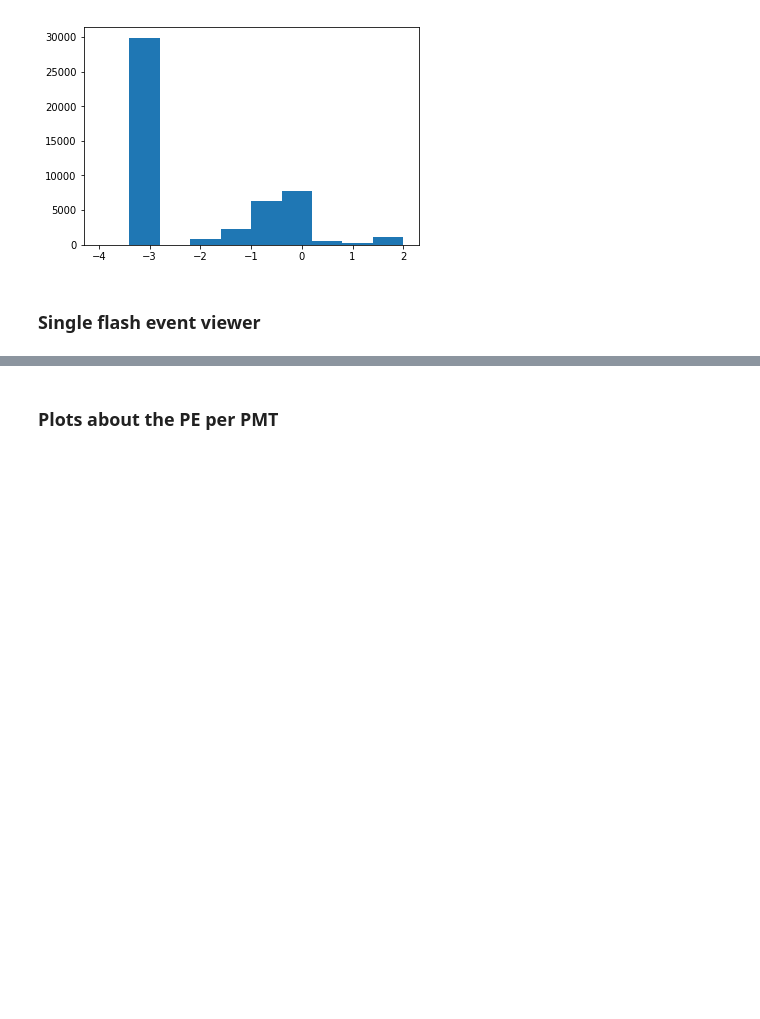
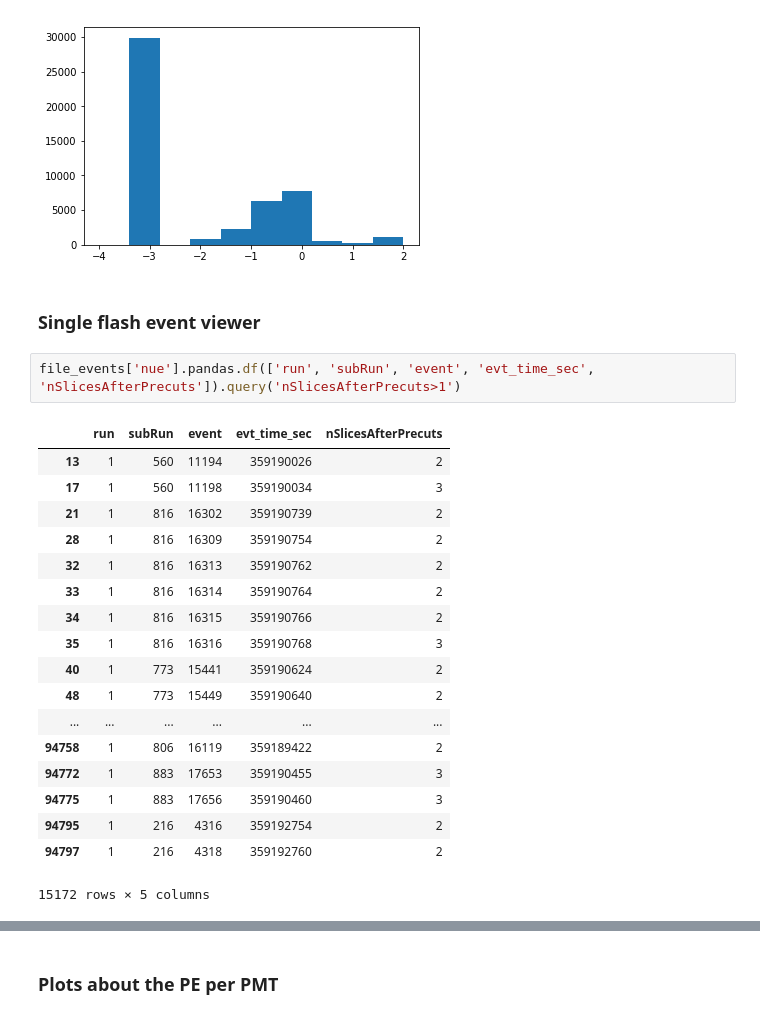
Before and after one commit to Wouter-VDP/MCC9_FlashID, a Jupyter notebook: FlashHypothesis.ipynb, the cells around one changed output, grey strips where cells are left out. Cells and saved outputs as stored; diff of their text form; blank space fills up the shorter version.

```diff
--- a/FlashHypothesis.ipynb
+++ b/FlashHypothesis.ipynb
@@ -95,6 +95,27 @@ plt.hist(pmt0, range=(-4,2))
 [figure]
 # %% [markdown]
 ### Single flash event viewer
+# %%
+file_events['nue'].pandas.df(['run', 'subRun', 'event', 'evt_time_sec', 'nSlicesAfterPrecuts']).query('nSlicesAfterPrecuts>1')
+# %% [output]
+|  | run | subRun | event | evt_time_sec | nSlicesAfterPrecuts |
+| 13 | 1 | 560 | 11194 | 359190026 | 2 |
+| 17 | 1 | 560 | 11198 | 359190034 | 3 |
+| 21 | 1 | 816 | 16302 | 359190739 | 2 |
+| 28 | 1 | 816 | 16309 | 359190754 | 2 |
+| 32 | 1 | 816 | 16313 | 359190762 | 2 |
+| 33 | 1 | 816 | 16314 | 359190764 | 2 |
+| 34 | 1 | 816 | 16315 | 359190766 | 2 |
+| 35 | 1 | 816 | 16316 | 359190768 | 3 |
+| 40 | 1 | 773 | 15441 | 359190624 | 2 |
+| 48 | 1 | 773 | 15449 | 359190640 | 2 |
+| ... | ... | ... | ... | ... | ... |
+| 94758 | 1 | 806 | 16119 | 359189422 | 2 |
+| 94772 | 1 | 883 | 17653 | 359190455 | 3 |
+| 94775 | 1 | 883 | 17656 | 359190460 | 3 |
+| 94795 | 1 | 216 | 4316 | 359192754 | 2 |
+| 94797 | 1 | 216 | 4318 | 359192760 | 2 |
+15172 rows × 5 columns
 # %%
 sample = "nue"
 run = 1
```
Also changed, not shown: parts of 1 cell of this notebook, 27 other files.
